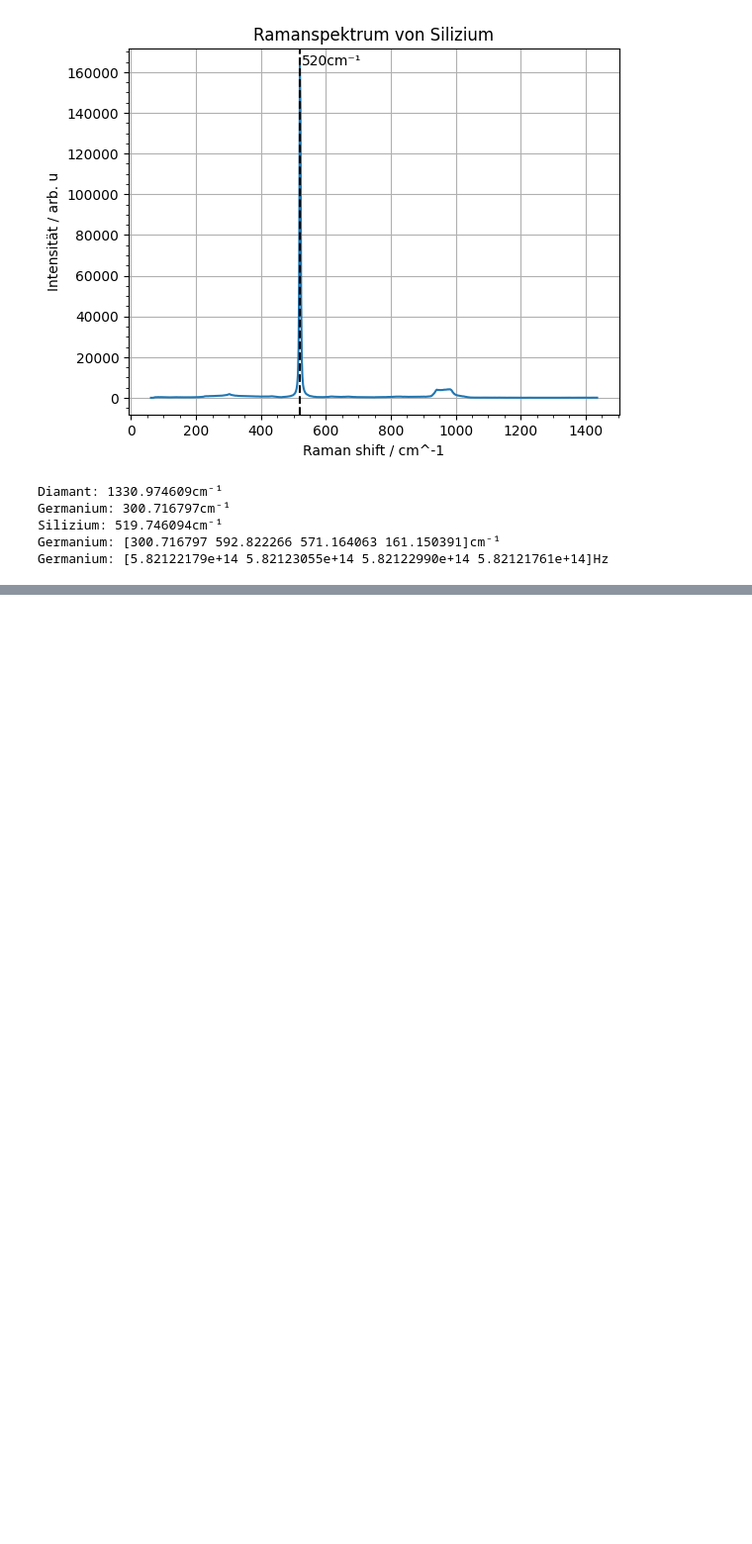
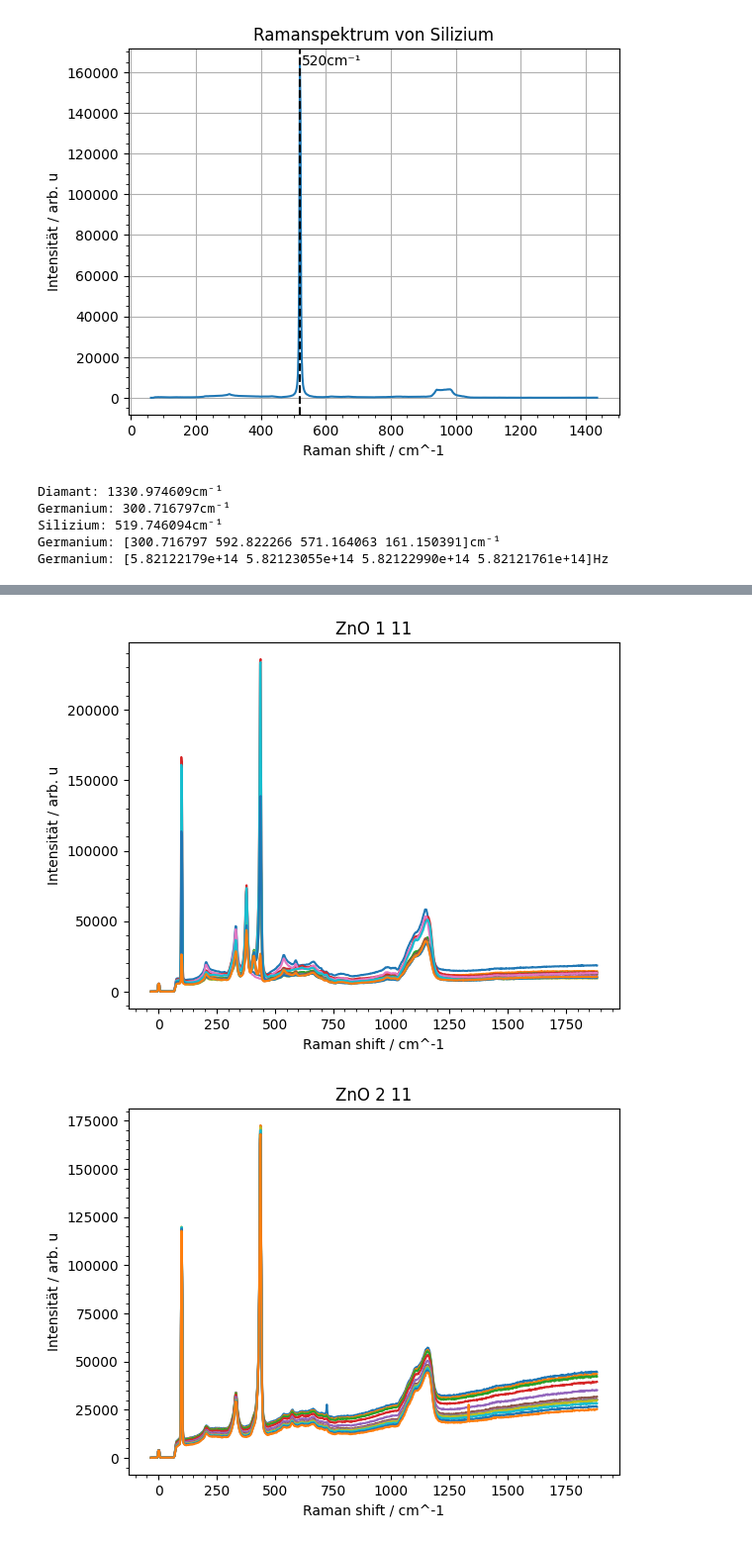
Before and after one commit to Nusssecke/F-Praktikum-Raman, a Jupyter notebook: raman_auswertung.ipynb, the cells around one changed output, grey strips where cells are left out. Shown at 99% size. Cells and saved outputs as stored; diff of their text form; code cells hidden in the pictures; blank space fills up the shorter version.

```diff
--- a/raman_auswertung.ipynb
+++ b/raman_auswertung.ipynb
@@ -157,9 +212,14 @@ Germanium: [5.82122179e+14 5.82123055e+14 5.82122990e+14 5.82121761e+14]Hz
 # %%
 # ZnO_1
-# for i, data in enumerate(ZnO_1):
-#     plot_raman(data, f"ZnO 1 {i}", None, show=False)
-# plt.savefig("plots/zno1.png")
+for i, data in enumerate(ZnO_1):
+    plot_raman(data, f"ZnO 1 {i}", None, show=False)
+plt.savefig("plots/zno1.png")
+plt.show()
 # ZnO_2
-# for i, data in enumerate(ZnO_2):
-#     plot_raman(data, f"ZnO 2 {i}", None, show=False)
-# plt.savefig("plots/zno2.png")
+for i, data in enumerate(ZnO_2):
+    plot_raman(data, f"ZnO 2 {i}", None, show=False)
+plt.savefig("plots/zno2.png")
+plt.show()
+# %% [output]
+[figure, added]
+[figure, added]
```
Also changed, not shown: parts of 4 cells of this notebook, 11 other files.
